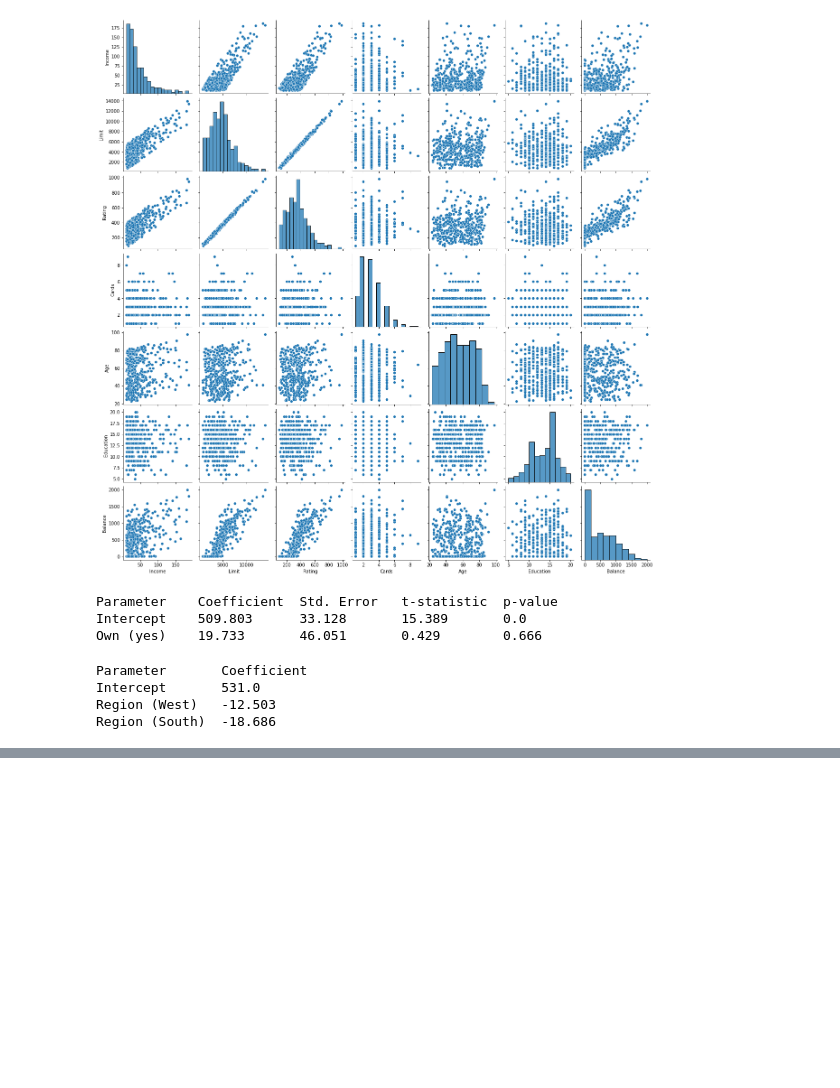
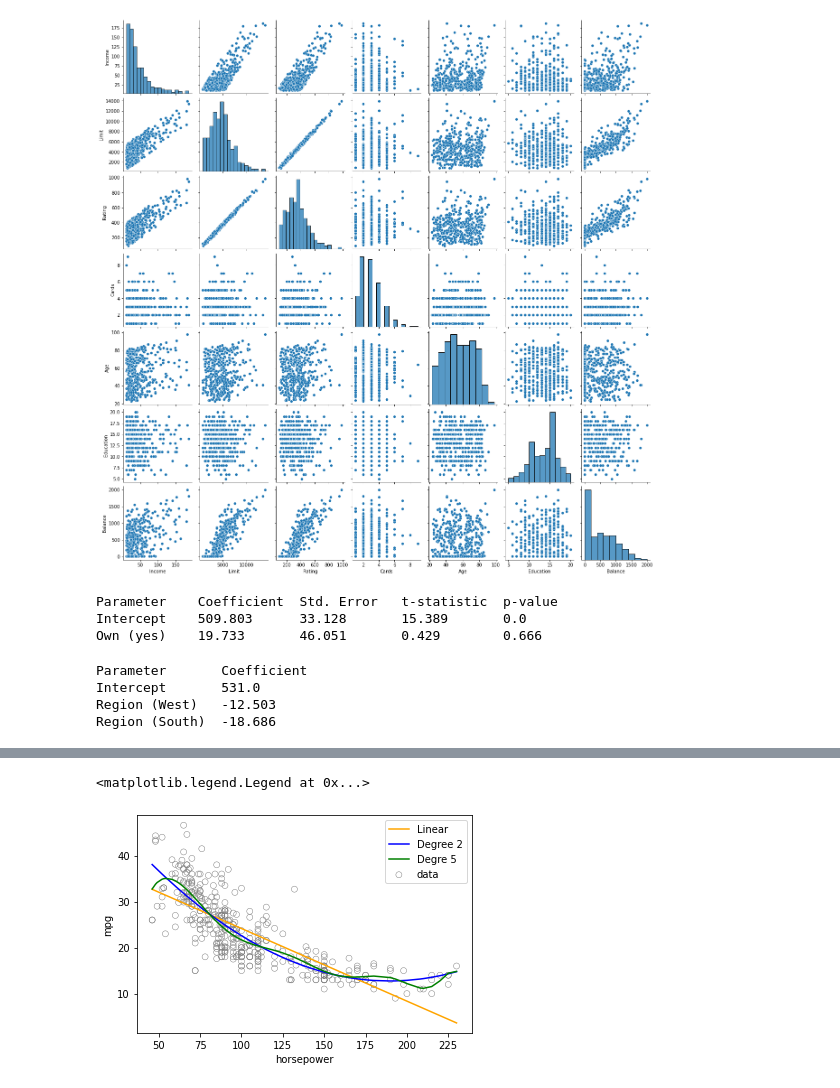
Before and after one commit to mtekant/ISLR_Notes, a Jupyter notebook: Introduction to Statistical Learning, 2nd Edition -- Notes for Ch 3.ipynb, the cells around one changed output, grey strips where cells are left out. Drawn from its saved outputs; the diff is of its cells as text; code cells hidden in the pictures; blank space fills up the shorter version.

```diff
--- a/Introduction to Statistical Learning, 2nd Edition -- Notes for Ch 3.ipynb
+++ b/Introduction to Statistical Learning, 2nd Edition -- Notes for Ch 3.ipynb
@@ -304,0 +402,39 @@ $Y = \beta_0+ \beta_1 X_1 +\beta_2 X_2 + \beta_3 X_1 X_2 +\epsilon$ has the inte
+# %%
+auto = pd.read_csv('/Users/melistekant/Documents/Python Projects/ISLR2/Auto.csv')
+badentry = auto.horsepower.isin(['?'])
+badloc = list(badentry[badentry==True].index)
+autocl = auto.drop(index=badloc)
+autocl.horsepower = pd.to_numeric(autocl.horsepower,errors = 'coerce')
+# %%
+# Linear Model
+X = autocl[['horsepower']]
+y = autocl[['mpg']]
+regresslin = LinearRegression()
+regresslin.fit(X,y)
+y_pred_lin = regresslin.predict(X)
+linpred = X
+linpred['mpg'] = y_pred_lin
+linpred = linpred.sort_values(by =['horsepower'])
+
+# Degree 2 Polynomial Fit
+
+from sklearn.preprocessing import PolynomialFeatures
+
+polyreg2 = PolynomialFeatures(degree=2)
+X_poly2 = polyreg2.fit_transform(X)
+polyreg = LinearRegression()
+polyreg.fit(X_poly2,y)
+y_pred_poly_2 = polyreg.predict(X_poly2)
+poly2pred = X
+poly2pred['mpg'] = y_pred_poly_2
+poly2pred = poly2pred.sort_values(by =['horsepower'])
+
+# Degree 5 Polynomial Fit
+
+polyreg5 = PolynomialFeatures(degree=5)
+X_poly5 = polyreg5.fit_transform(X)
+polyreg.fit(X_poly5,y)
+y_pred_poly_5 = polyreg.predict(X_poly5)
+poly5pred = X
+poly5pred['mpg'] = y_pred_poly_5
+poly5pred = poly5pred.sort_values(by =['horsepower'])
@@ -304,0 +457,9 @@ $Y = \beta_0+ \beta_1 X_1 +\beta_2 X_2 + \beta_3 X_1 X_2 +\epsilon$ has the inte
+# %%
+sns.scatterplot(x = autocl.horsepower,y = autocl.mpg,edgecolor = 'gray',facecolor = 'none',label = 'data');
+plt.plot(linpred['horsepower'],linpred['mpg'],color = 'orange',label = 'Linear')
+plt.plot(poly2pred['horsepower'],poly2pred['mpg'], color = 'blue', label = 'Degree 2')
+plt.plot(poly5pred['horsepower'],poly5pred['mpg'], color = 'green',label = 'Degre 5')
+plt.legend()
+# %% [output]
+<matplotlib.legend.Legend at 0x...>
+[figure, added]
```
Also changed, not shown: parts of 13 cells of this notebook, 1 other file.
